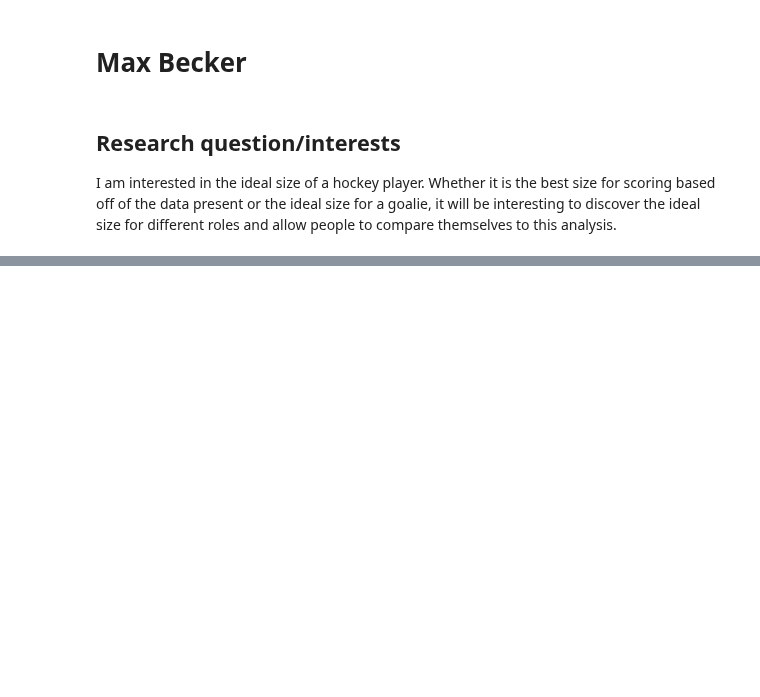
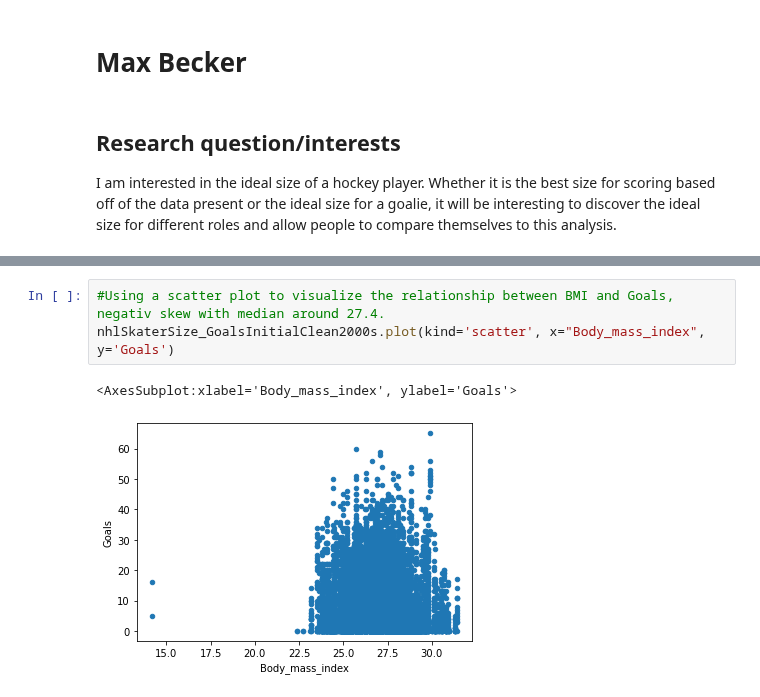
Before and after one commit to data301-2021-winter1/project-group38-project, a Jupyter notebook: notebooks/analysis1.ipynb, the cells around one changed output, grey strips where cells are left out. Cells and saved outputs as stored; diff of their text form; blank space fills up the shorter version.

```diff
--- a/notebooks/analysis1.ipynb
+++ b/notebooks/analysis1.ipynb
@@ -23,0 +86,6 @@ pd.read_csv("../data/raw/NHL_Players_Statistics.csv", sep=";")
+# %%
+#Using a scatter plot to visualize the relationship between BMI and Goals, negativ skew with median around 27.4.
+nhlSkaterSize_GoalsInitialClean2000s.plot(kind='scatter', x="Body_mass_index", y='Goals')
+# %% [output]
+<AxesSubplot:xlabel='Body_mass_index', ylabel='Goals'>
+[figure, added]
```
Also changed, not shown: parts of 6 cells of this notebook.
